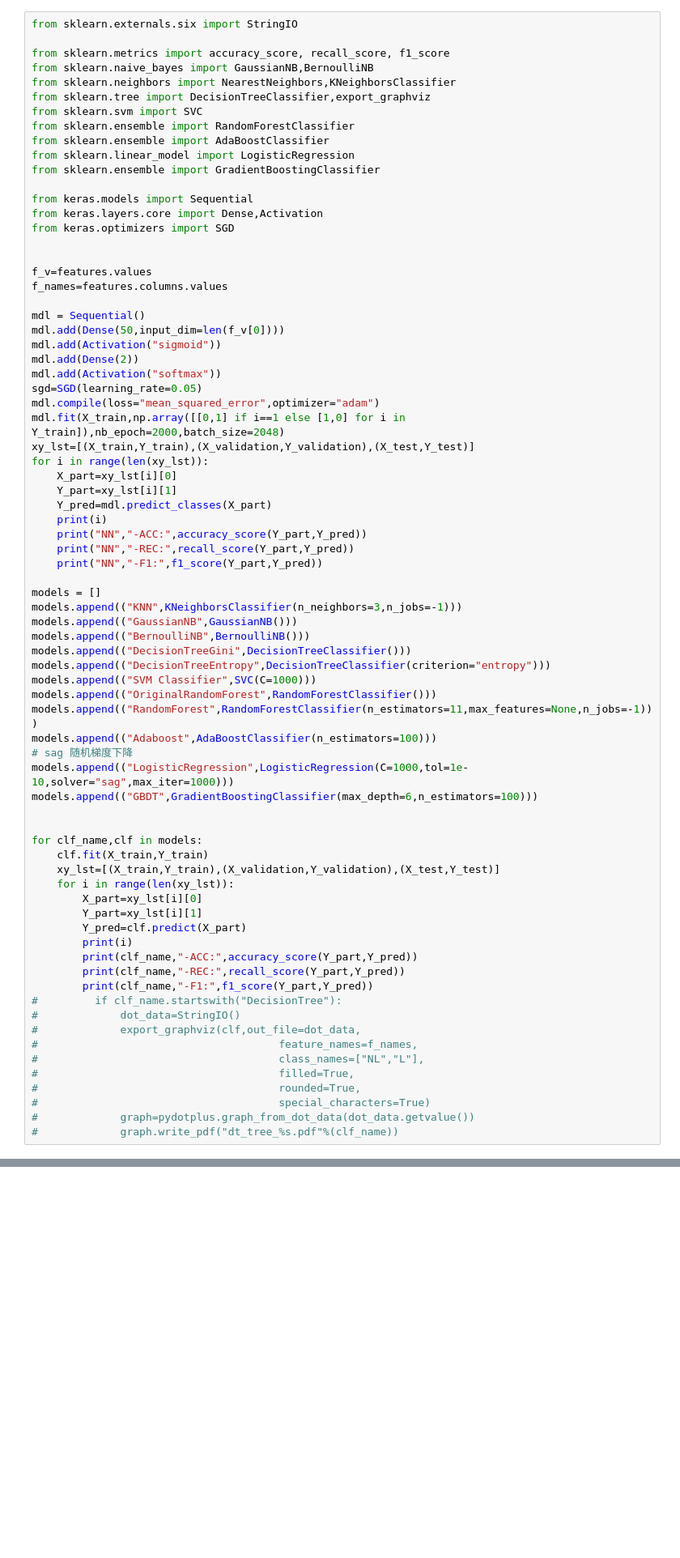
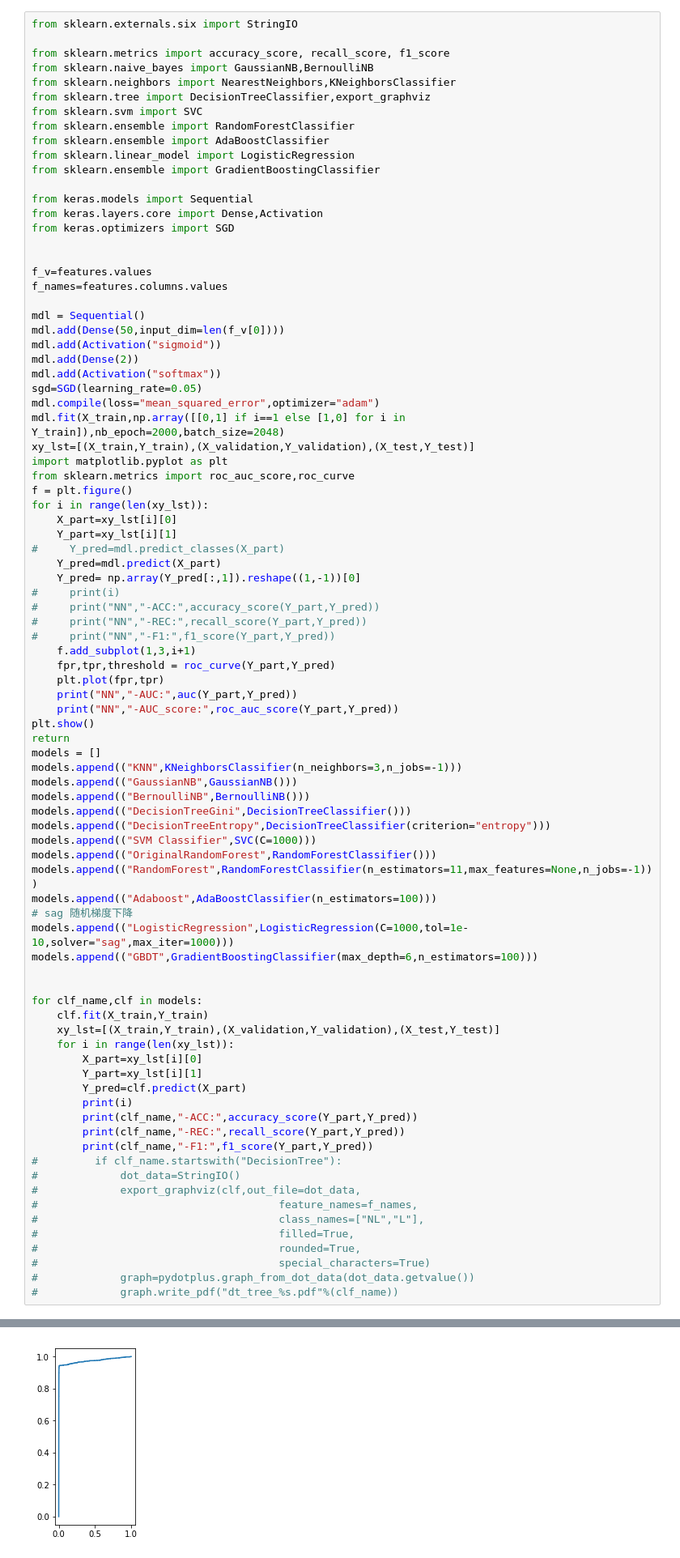
Before and after one commit to HuichuanLI/Data-Analyse, a Jupyter notebook: HR数据处理.ipynb, the cells around one changed output, grey strips where cells are left out. Shown at 81% size. Drawn from its saved outputs; the diff is of its cells as text; blank space fills up the shorter version.

```diff
--- a/HR数据处理.ipynb
+++ b/HR数据处理.ipynb
@@ -128,15 +128,26 @@ sgd=SGD(learning_rate=0.05)
 mdl.compile(loss="mean_squared_error",optimizer="adam")
 mdl.fit(X_train,np.array([[0,1] if i==1 else [1,0] for i in Y_train]),nb_epoch=2000,batch_size=2048)
 xy_lst=[(X_train,Y_train),(X_validation,Y_validation),(X_test,Y_test)]
+import matplotlib.pyplot as plt
+from sklearn.metrics import roc_auc_score,roc_curve
+f = plt.figure()
 for i in range(len(xy_lst)):
     X_part=xy_lst[i][0]
     Y_part=xy_lst[i][1]
-    Y_pred=mdl.predict_classes(X_part)
-    print(i)
-    print("NN","-ACC:",accuracy_score(Y_part,Y_pred))
-    print("NN","-REC:",recall_score(Y_part,Y_pred))
-    print("NN","-F1:",f1_score(Y_part,Y_pred))
-
+#     Y_pred=mdl.predict_classes(X_part)
+    Y_pred=mdl.predict(X_part)
+    Y_pred= np.array(Y_pred[:,1]).reshape((1,-1))[0]
+#     print(i)
+#     print("NN","-ACC:",accuracy_score(Y_part,Y_pred))
+#     print("NN","-REC:",recall_score(Y_part,Y_pred))
+#     print("NN","-F1:",f1_score(Y_part,Y_pred))
+    f.add_subplot(1,3,i+1)
+    fpr,tpr,threshold = roc_curve(Y_part,Y_pred)
+    plt.plot(fpr,tpr)
+    print("NN","-AUC:",auc(Y_part,Y_pred))
+    print("NN","-AUC_score:",roc_auc_score(Y_part,Y_pred))
+plt.show()
+return
 models = []
 models.append(("KNN",KNeighborsClassifier(n_neighbors=3,n_jobs=-1)))
 models.append(("GaussianNB",GaussianNB()))
@@ -240,3 +206,4 @@ GBDT -F1: 0.964992389649924
+[figure, added]
 # %% [markdown]
 ## 回归测试
 # %%
```
Also changed, not shown: parts of 1 cell of this notebook, 10 other files.
